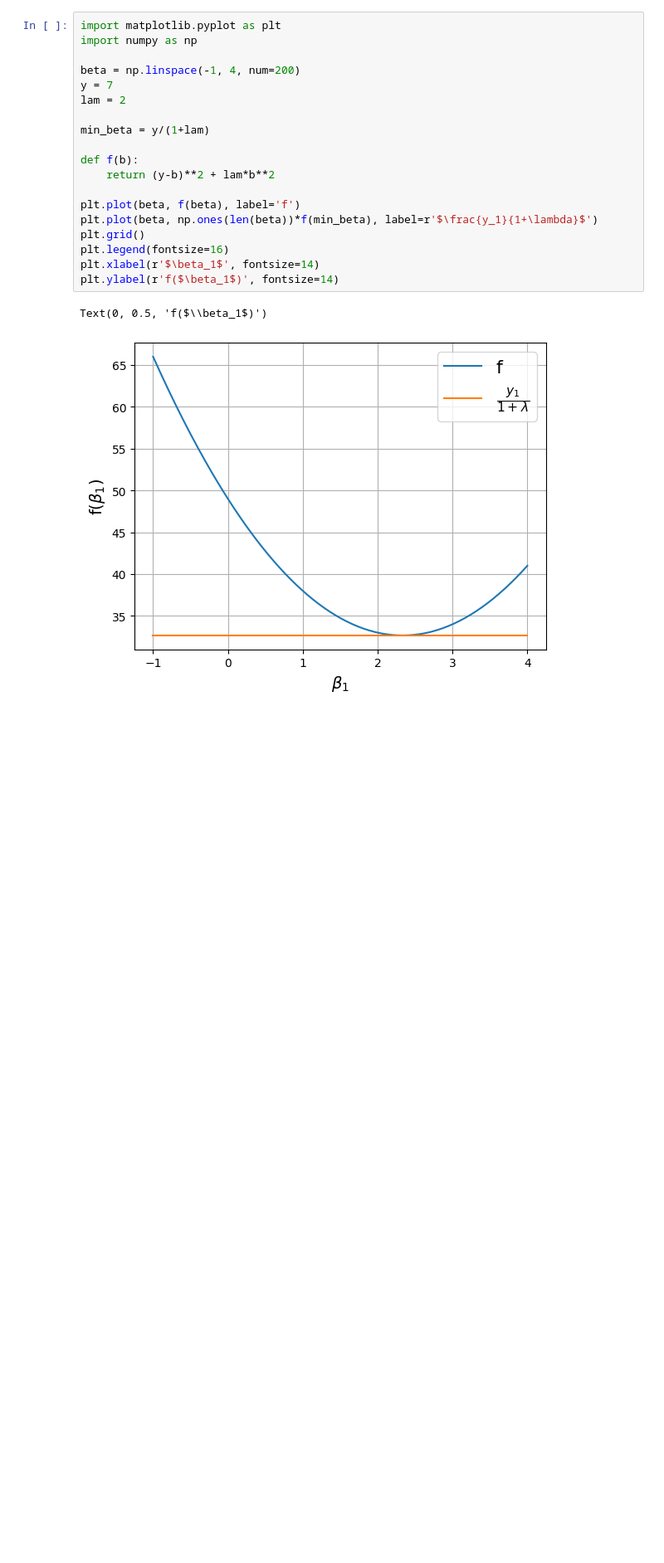
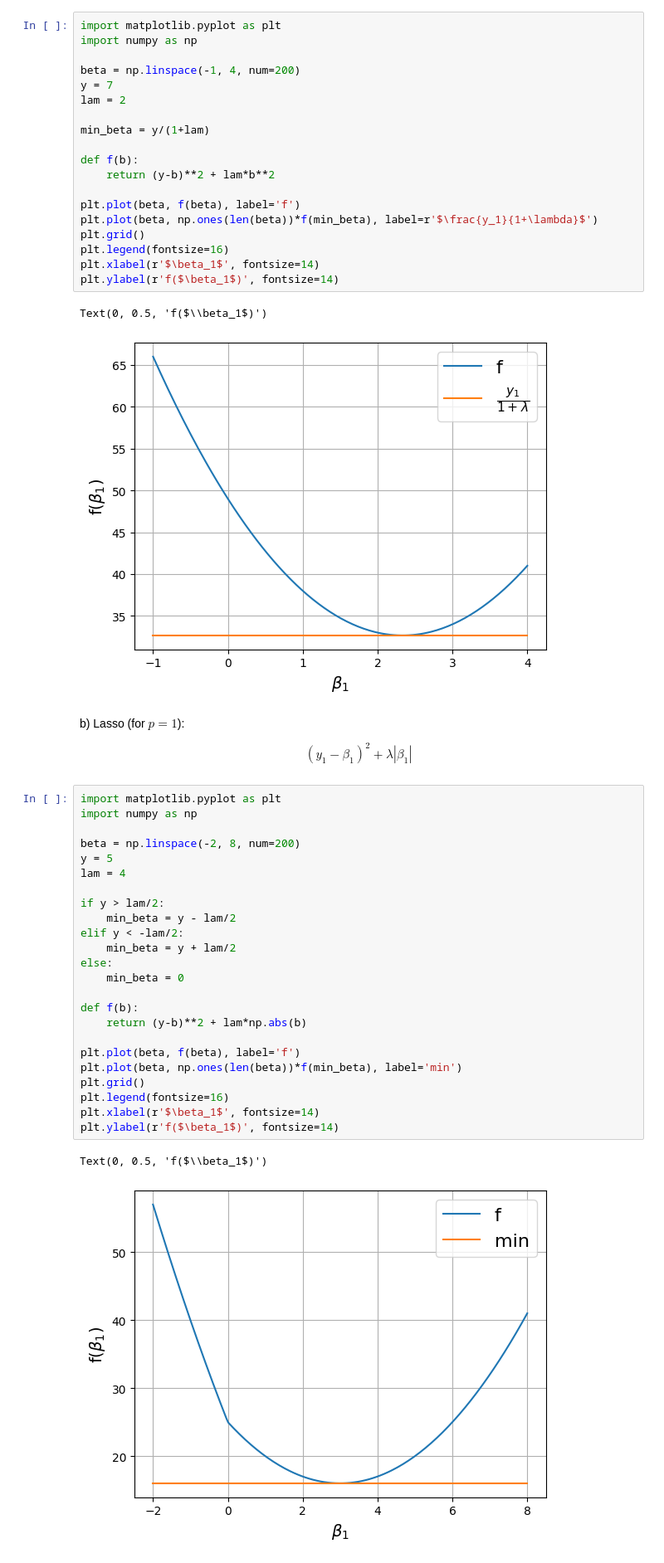
Before and after one commit to deusdevok/ISLP_Python, a Jupyter notebook: Chapter 6/ConceptualExercises.ipynb, the cells around one changed output. Shown: that part at 83% size. Saved outputs shown, nothing was run; the diff lists cells and outputs as text; blank space fills up the shorter version.

```diff
--- a/Chapter 6/ConceptualExercises.ipynb
+++ b/Chapter 6/ConceptualExercises.ipynb
@@ -169,3 +169,34 @@ plt.ylabel(r'f($\beta_1$)', fontsize=14)
 # %% [output]
 Text(0, 0.5, 'f($\\beta_1$)')
 [figure]
+# %% [markdown]
+b) Lasso (for $p=1$):
+
+$$(y_1 - \beta_1)^2 + \lambda |\beta_1|$$
+# %%
+import matplotlib.pyplot as plt
+import numpy as np
+
+beta = np.linspace(-2, 8, num=200)
+y = 5
+lam = 4
+
+if y > lam/2:
+    min_beta = y - lam/2
+elif y < -lam/2:
+    min_beta = y + lam/2
+else:
+    min_beta = 0
+
+def f(b):
+    return (y-b)**2 + lam*np.abs(b)
+
+plt.plot(beta, f(beta), label='f')
+plt.plot(beta, np.ones(len(beta))*f(min_beta), label='min')
+plt.grid()
+plt.legend(fontsize=16)
+plt.xlabel(r'$\beta_1$', fontsize=14)
+plt.ylabel(r'f($\beta_1$)', fontsize=14)
+# %% [output]
+Text(0, 0.5, 'f($\\beta_1$)')
+[figure, added]
```
Also changed, not shown: parts of 2 cells of this notebook, 1 other file.
